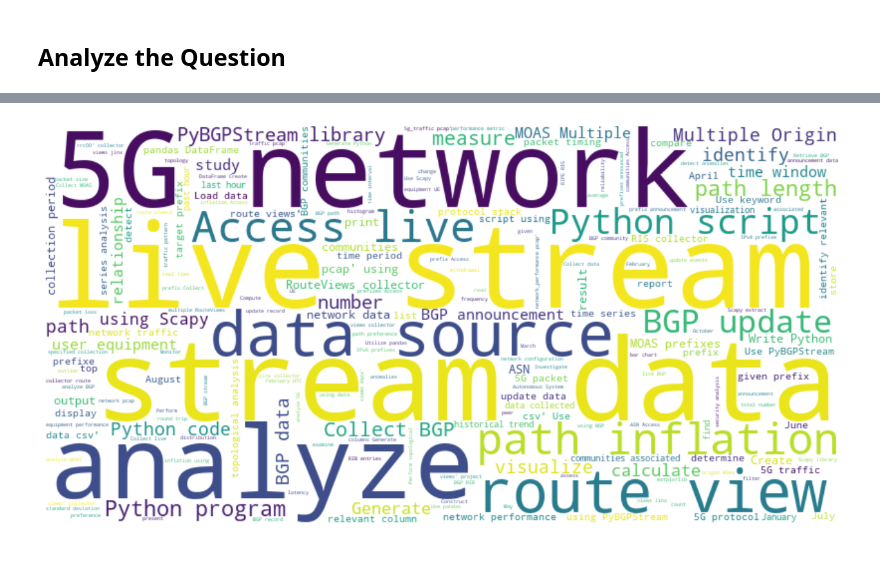
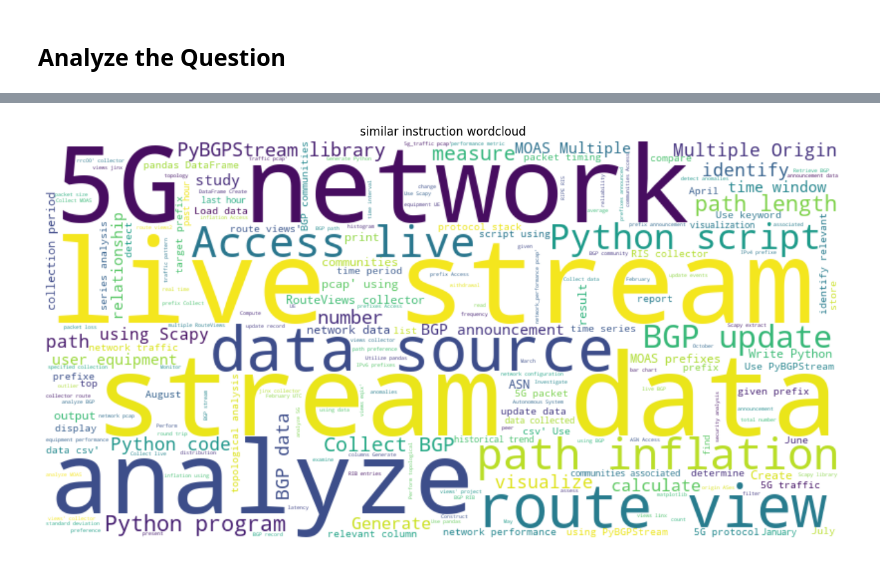
Before and after one commit to HongyuCao3/Mobile-LLaMA, a Jupyter notebook: training_data_analysis.ipynb, the cells around one changed output, grey strips where cells are left out. Cells and saved outputs as stored; diff of their text form; code cells hidden in the pictures.

```diff
--- a/training_data_analysis.ipynb
+++ b/training_data_analysis.ipynb
@@ -39,10 +39,11 @@ plt.show()
 # %%
 similar_instruction_wordcloud = get_target_wordcloud(target="most_similar_instructions")
 
 # 显示词云图像
 plt.figure(figsize=(15, 7.5))
 plt.imshow(similar_instruction_wordcloud, interpolation='bilinear')
+plt.title("similar instruction wordcloud")
 plt.axis('off')  # 不显示坐标轴
 plt.show()
 # %% [output]
-[figure, old version]
+[figure, new version]
```
Also changed, not shown: parts of 3 cells of this notebook.
